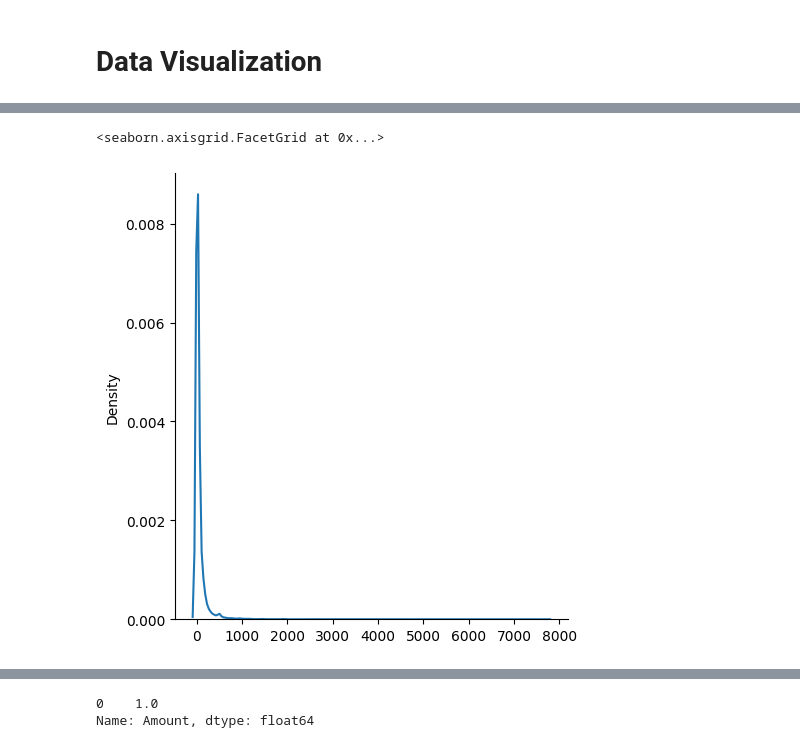
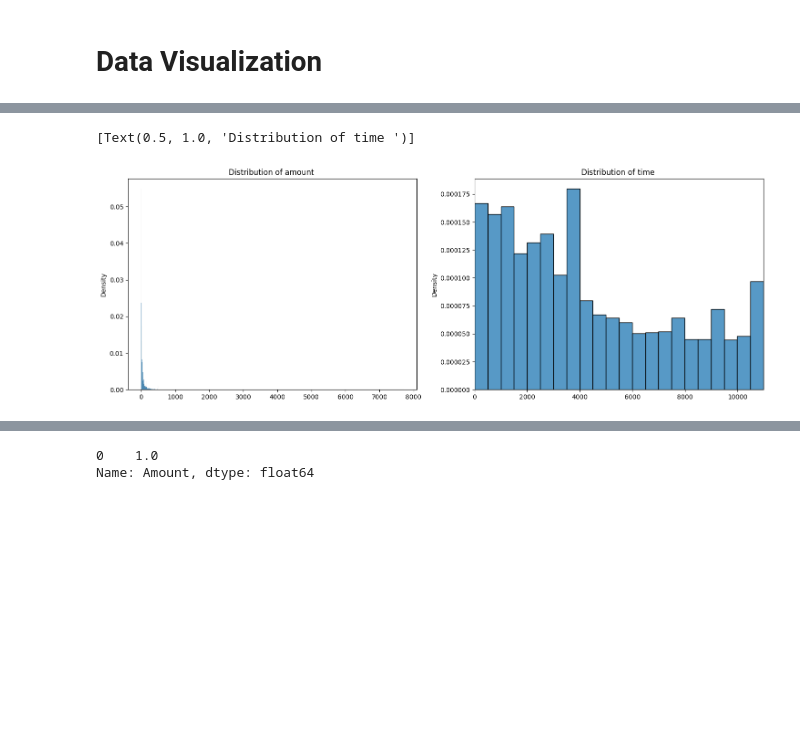
Before and after one commit to kdmwangi/Data-Science, a Jupyter notebook: Fraud_Detection.ipynb, the cells around one changed output, grey strips where cells are left out. Drawn from its saved outputs; the diff is of its cells as text; code cells hidden in the pictures; blank space fills up the shorter version.

```diff
--- a/Fraud_Detection.ipynb
+++ b/Fraud_Detection.ipynb
@@ -327,7 +358,15 @@ fraud_dataset
-# %%
-# distribution of amount and time in the dataset
-sns.displot(dataset['Amount'].values,kind="kde")
-# %% [output]
-<seaborn.axisgrid.FacetGrid at 0x...>
-[figure, removed]
+# %%
+# distribution of amount and time in the dataset
+
+fig, ax = plt.subplots(1,2,figsize=(18,6))
+
+sns.histplot(dataset['Amount'].values, ax=ax[0],stat='density')
+# ax[0].set_xlim(dataset['Amount'].min(), dataset['Amount'].max())
+ax[0].set(title='Distribution of amount ')
+sns.histplot(dataset['Time'].values,ax=ax[1],stat='density')
+ax[1].set_xlim(dataset['Time'].min(), dataset['Time'].max())
+ax[1].set(title='Distribution of time ')
+# %% [output]
+[Text(0.5, 1.0, 'Distribution of time ')]
+[figure, added]
 # %%
```
Also changed, not shown: parts of 44 cells of this notebook.
